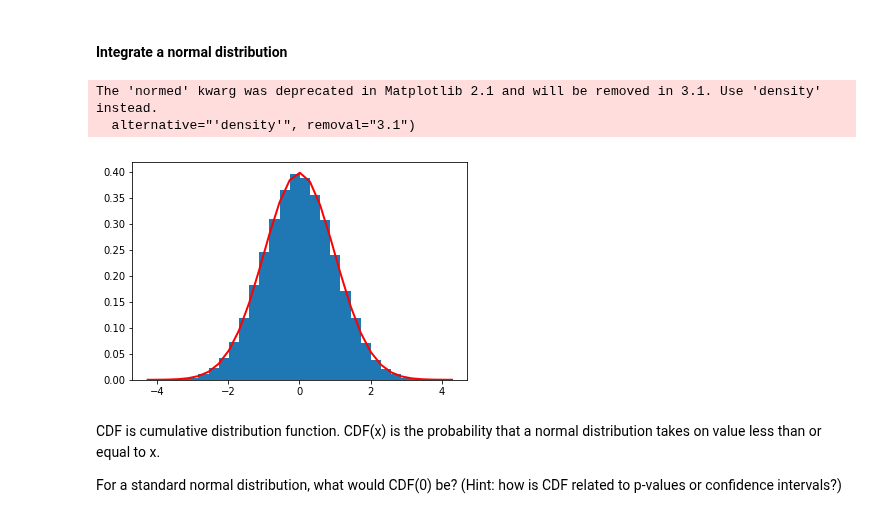
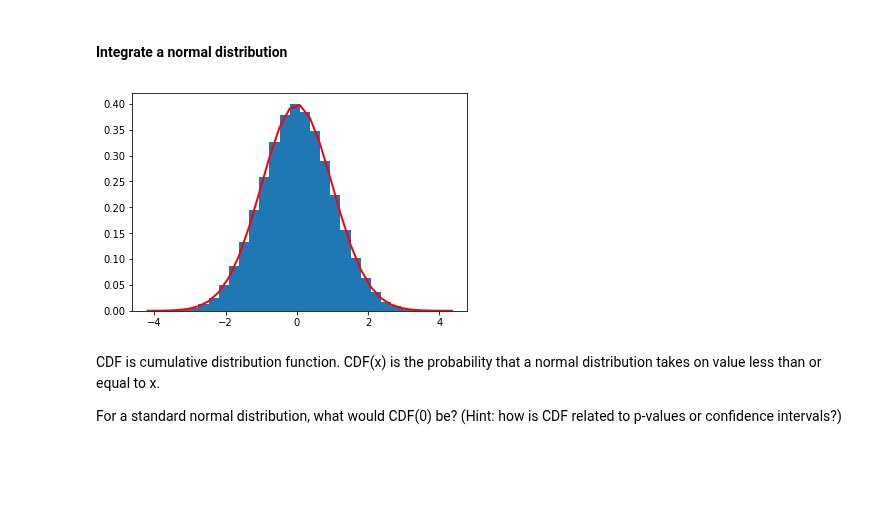
Before and after one commit to ds-modules/Legalst-123, a Jupyter notebook: labs/11_Math in Scipy/Math_in_scipy_solutions.ipynb, the cells around one changed output. Drawn from its saved outputs; the diff is of its cells as text; code cells hidden in the pictures; blank space fills up the shorter version.

```diff
--- a/labs/11_Math in Scipy/Math_in_scipy_solutions.ipynb
+++ b/labs/11_Math in Scipy/Math_in_scipy_solutions.ipynb
@@ -487,16 +487,14 @@ integrate.quad(f1, 3, 10)
 # %%
 # let's create a normal distribution with mean 0 and standard deviation 1 by simpy running the cell
 mu, sigma = 0, 1
 s = np.random.normal(mu, sigma, 100000)
 
 import matplotlib.pyplot as plt
-count, bins, ignored = plt.hist(s, 30, normed=True)
+count, bins, ignored = plt.hist(s, 30, density=True)
 plt.plot(bins, 1/(sigma * np.sqrt(2 * np.pi)) *np.exp( - (bins - mu)**2 / (2 * sigma**2) ),linewidth=2, color='r')
 plt.show()
 # %% [output]
-The 'normed' kwarg was deprecated in Matplotlib 2.1 and will be removed in 3.1. Use 'density' instead.
-  alternative="'density'", removal="3.1")
-[figure, old version]
+[figure, new version]
 # %%
 # importing normal d
 from scipy.stats import norm
```
Also changed, not shown: parts of 4 cells of this notebook, 1 other file.
